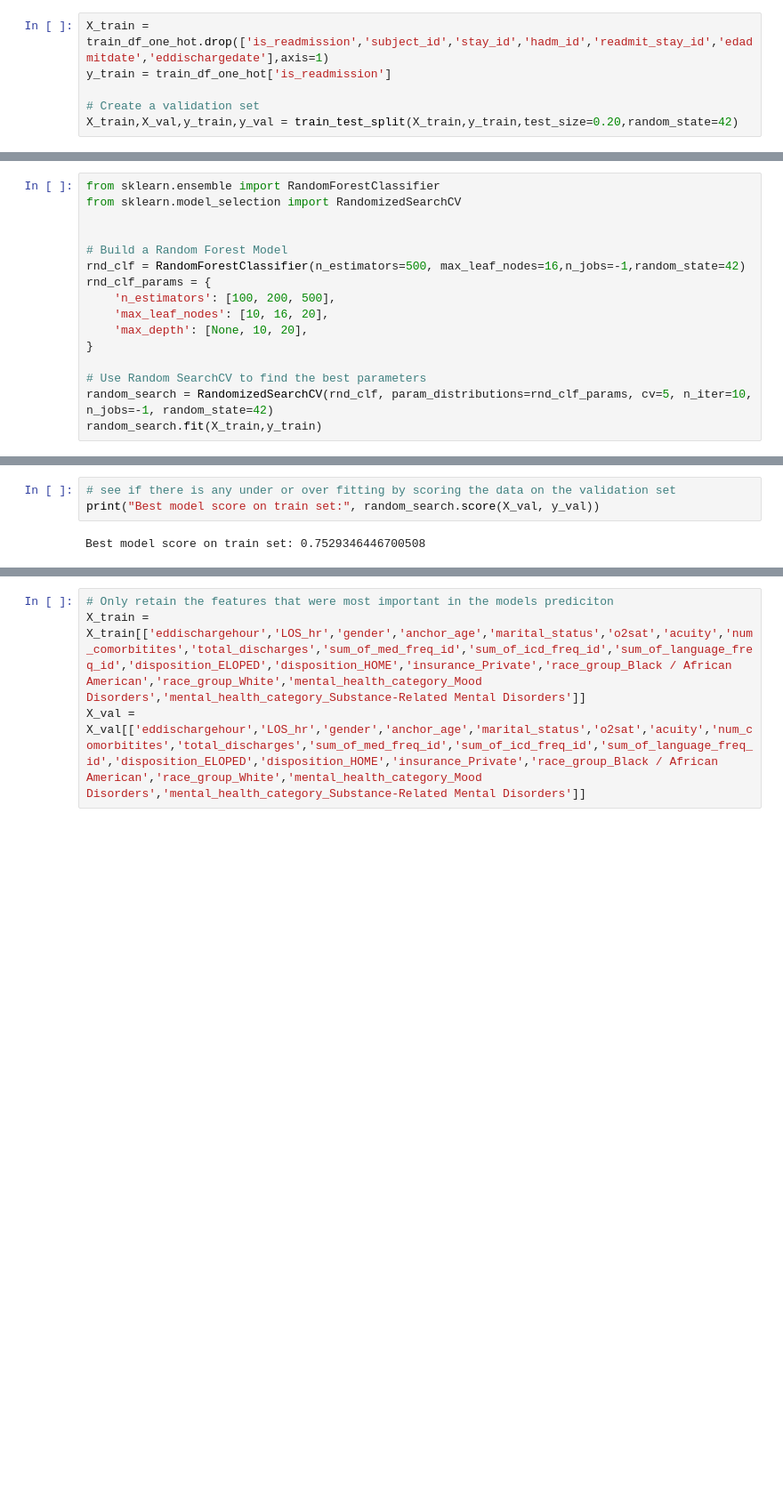
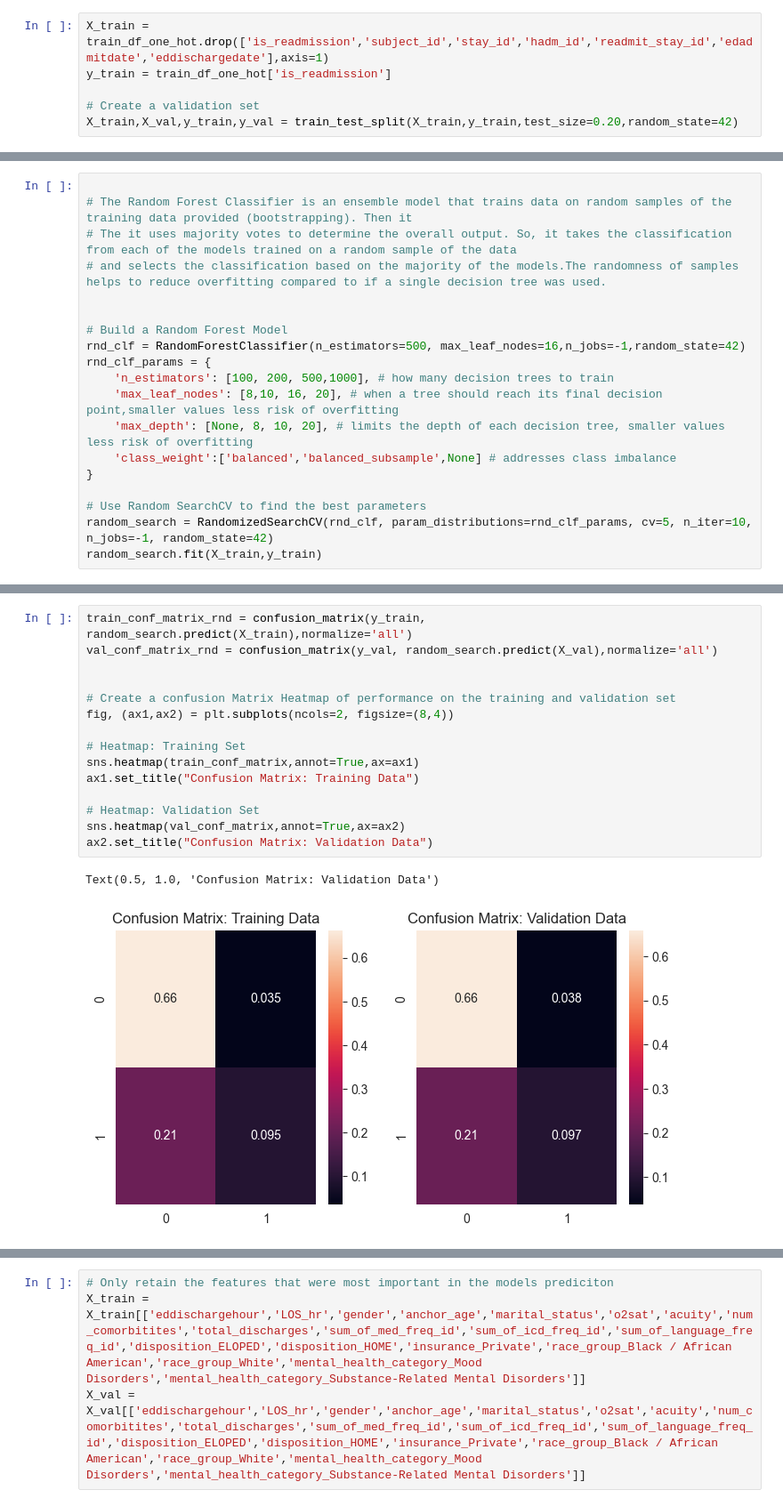
Before and after one commit to leetheoiv/Readmission-Risk-Prediction, a Jupyter notebook: Substance_Abuse_ML_Model.ipynb, the cells around one changed output, grey strips where cells are left out. Shown at 89% size. Drawn from its saved outputs; the diff is of its cells as text; blank space fills up the shorter version.

```diff
--- a/Substance_Abuse_ML_Model.ipynb
+++ b/Substance_Abuse_ML_Model.ipynb
@@ -678,14 +682,17 @@ X_train,X_val,y_train,y_val = train_test_split(X_train,y_train,test_size=0.20,ra
 # %%
-from sklearn.ensemble import RandomForestClassifier
-from sklearn.model_selection import RandomizedSearchCV
+
+# The Random Forest Classifier is an ensemble model that trains data on random samples of the training data provided (bootstrapping). Then it
+# The it uses majority votes to determine the overall output. So, it takes the classification from each of the models trained on a random sample of the data
+# and selects the classification based on the majority of the models.The randomness of samples helps to reduce overfitting compared to if a single decision tree was used.
 
 
 # Build a Random Forest Model
 rnd_clf = RandomForestClassifier(n_estimators=500, max_leaf_nodes=16,n_jobs=-1,random_state=42)
 rnd_clf_params = {
-    'n_estimators': [100, 200, 500],
-    'max_leaf_nodes': [10, 16, 20],
-    'max_depth': [None, 10, 20],
+    'n_estimators': [100, 200, 500,1000], # how many decision trees to train
+    'max_leaf_nodes': [8,10, 16, 20], # when a tree should reach its final decision point,smaller values less risk of overfitting
+    'max_depth': [None, 8, 10, 20], # limits the depth of each decision tree, smaller values less risk of overfitting
+    'class_weight':['balanced','balanced_subsample',None] # addresses class imbalance
 }
 
 # Use Random SearchCV to find the best parameters
@@ -709,8 +722,21 @@ Best model score on train set: 0.7547540203446294
 # %%
-# see if there is any under or over fitting by scoring the data on the validation set
-print("Best model score on train set:", random_search.score(X_val, y_val))
+train_conf_matrix_rnd = confusion_matrix(y_train, random_search.predict(X_train),normalize='all')
+val_conf_matrix_rnd = confusion_matrix(y_val, random_search.predict(X_val),normalize='all')
+
+
+# Create a confusion Matrix Heatmap of performance on the training and validation set
+fig, (ax1,ax2) = plt.subplots(ncols=2, figsize=(8,4))
+
+# Heatmap: Training Set
+sns.heatmap(train_conf_matrix,annot=True,ax=ax1)
+ax1.set_title("Confusion Matrix: Training Data")
+
+# Heatmap: Validation Set
+sns.heatmap(val_conf_matrix,annot=True,ax=ax2)
+ax2.set_title("Confusion Matrix: Validation Data")
 # %% [output]
-Best model score on train set: 0.7529346446700508
+Text(0.5, 1.0, 'Confusion Matrix: Validation Data')
+[figure, added]
 # %%
 # Get best parameters
 print(random_search.best_params_)
```
Also changed, not shown: parts of 18 cells of this notebook.
